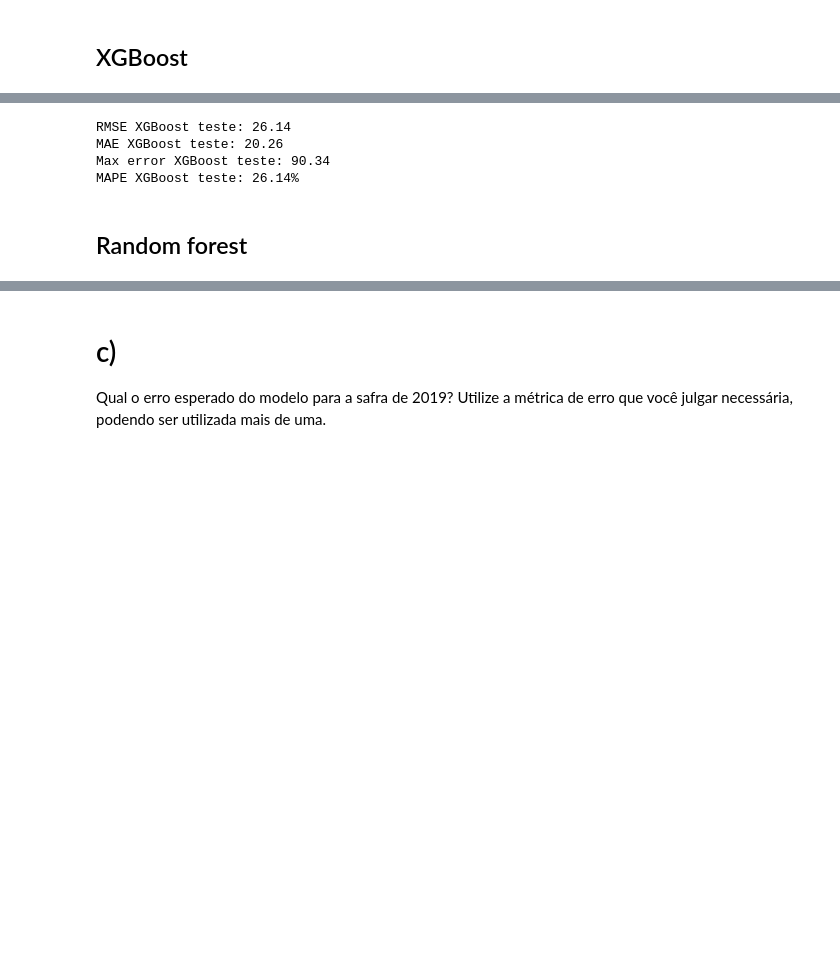
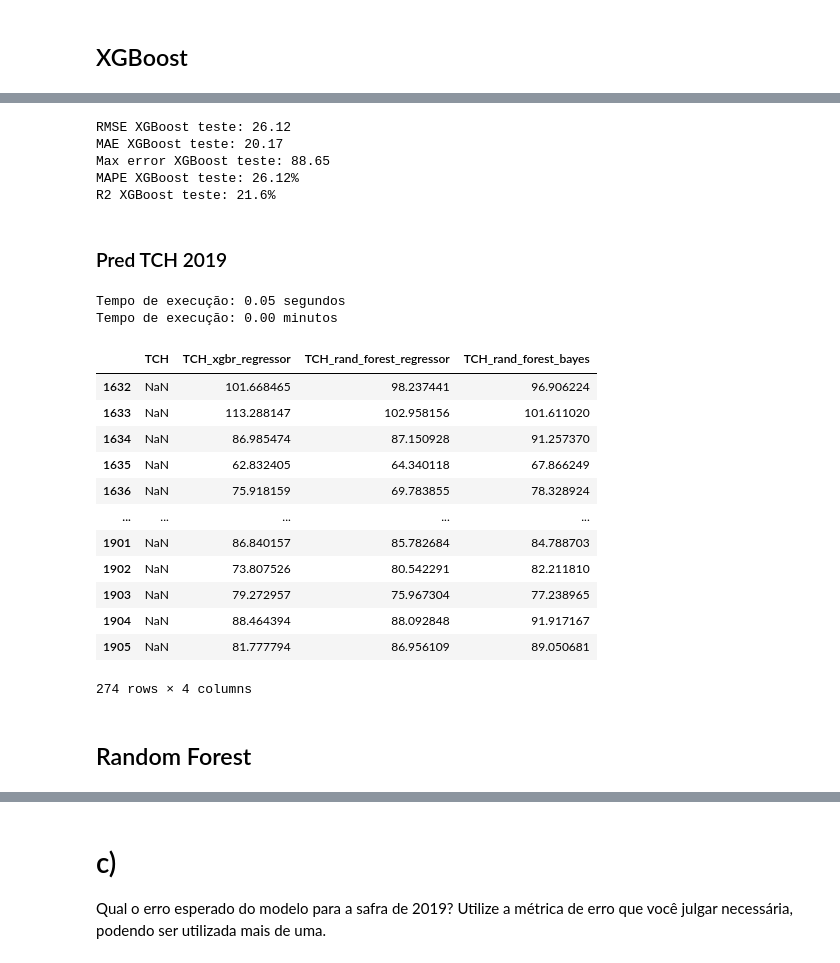
Before and after one commit to victorpecine/teste_ubirata, a Jupyter notebook: teste_ubirata.ipynb, the cells around one changed output, grey strips where cells are left out. Drawn from its saved outputs; the diff is of its cells as text; code cells hidden in the pictures; blank space fills up the shorter version.

```diff
--- a/teste_ubirata.ipynb
+++ b/teste_ubirata.ipynb
@@ -528,3 +596,10 @@ Shape of y_teste:  (490, 1)
 X_treino_scaled = scaler.fit_transform(X_treino)
 
 X_teste_scaled = scaler.transform(X_teste)
+# %%
+X_2019 = df_2019[features]
+
+y_2019 = df_2019[target]
+
+print('\nShape do X_2019: ', X_2019.shape)
+print('Shape do y_2019: ', y_2019.shape)
@@ -537,7 +633,7 @@ fit_transform calcula os valores de escala e os aplica, enquanto .transform apen
 # %% [markdown]
 ## XGBoost
 # %%
-t1 = time.perf_counter()
+t1_xgbr_teste = time.perf_counter()
 
 
 # Modelo XGBoost Regressor
@@ -557,7 +653,8 @@ xgbr_rand_search = RandomizedSearchCV(modelo_xgbr,
                                       cv=5,
                                       scoring='neg_mean_squared_error',
                                       error_score='raise',
-                                      verbose=3)
+                                      verbose=3,
+                                      random_state=seed)
 
 xgbr_rand_search.fit(X_treino_scaled, y_treino)
 
@@ -565,16 +662,18 @@ xgbr_rand_search.fit(X_treino_scaled, y_treino)
 # Define o modelo XGBRegressor com melhores parâmetros
 melhor_xgbr_regressor = xgbr_rand_search.best_estimator_
 
-modelo_xgbr_fit = melhor_xgbr_regressor.fit(X_treino_scaled,
-                                         y_treino,
-                                         verbose=False)
+melhor_xgbr_regressor.fit(X_treino_scaled,
+                          y_treino,
+                          verbose=False)
 
 pred_xgbr_teste = melhor_xgbr_regressor.predict(X_teste_scaled)
 
 pred_xgbr_teste = pd.Series(pred_xgbr_teste, index=y_teste.index)
 
-t2 = time.perf_counter()
-print(f'Tempo de execução: {t2-t1:.2f} segundos')
-print(f'Tempo de execução: {(t2-t1) / 60:.2f} minutos')
+
+t2_xgbr_teste = time.perf_counter()
+tempo_total_xgbr_teste = t2_xgbr_teste - t1_xgbr_teste
+print(f'Tempo de execução: {tempo_total_xgbr_teste:.2f} segundos')
+print(f'Tempo de execução: {(tempo_total_xgbr_teste) / 60:.2f} minutos')
 # %% [output]
 Fitting 5 folds for each of 5 candidates, totalling 25 fits
@@ -634,11 +733,49 @@ print(f'Max error XGBoost teste: {max_error_xgbr_teste}')
 mape_xgbr_teste = mean_absolute_percentage_error(y_teste, pred_xgbr_teste.values) * 100
 mape_xgbr_teste = round(mape_xgbr_teste, 2)
 print(f'MAPE XGBoost teste: {rmse_xgbr_teste}%')
+
+r2_score_xgbr_teste = r2_score(y_teste, pred_xgbr_teste.values) * 100
+r2_score_xgbr_teste = round(r2_score_xgbr_teste, 2)
+print(f'R2 XGBoost teste: {r2_score_xgbr_teste}%')
 # %% [output]
-RMSE XGBoost teste: 26.14
-MAE XGBoost teste: 20.26
-Max error XGBoost teste: 90.34
-MAPE XGBoost teste: 26.14%
+RMSE XGBoost teste: 26.12
+MAE XGBoost teste: 20.17
+Max error XGBoost teste: 88.65
+MAPE XGBoost teste: 26.12%
+R2 XGBoost teste: 21.6%
+# %% [markdown]
+### Pred TCH 2019
+# %%
+t1 = time.perf_counter()
+
+pred_tch_2019_xgbr_regressor = melhor_xgbr_regressor.predict(X_2019_scaled)
+
+pred_tch_2019_xgbr_regressor = pd.Series(pred_tch_2019_xgbr_regressor, index=y_2019.index)
+
+y_2019['TCH_xgbr_regressor'] = pred_tch_2019_xgbr_regressor
+
+t2 = time.perf_counter()
+print(f'Tempo de execução: {t2-t1:.2f} segundos')
+print(f'Tempo de execução: {(t2-t1) / 60:.2f} minutos')
+# %% [output]
+Tempo de execução: 0.05 segundos
+Tempo de execução: 0.00 minutos
+# %%
+y_2019
+# %% [output]
+|  | TCH | TCH_xgbr_regressor | TCH_rand_forest_regressor | TCH_rand_forest_bayes |
+| 1632 | NaN | 101.668465 | 98.237441 | 96.906224 |
+| 1633 | NaN | 113.288147 | 102.958156 | 101.611020 |
+| 1634 | NaN | 86.985474 | 87.150928 | 91.257370 |
+| 1635 | NaN | 62.832405 | 64.340118 | 67.866249 |
+| 1636 | NaN | 75.918159 | 69.783855 | 78.328924 |
+| ... | ... | ... | ... | ... |
+| 1901 | NaN | 86.840157 | 85.782684 | 84.788703 |
+| 1902 | NaN | 73.807526 | 80.542291 | 82.211810 |
+| 1903 | NaN | 79.272957 | 75.967304 | 77.238965 |
+| 1904 | NaN | 88.464394 | 88.092848 | 91.917167 |
+| 1905 | NaN | 81.777794 | 86.956109 | 89.050681 |
+274 rows × 4 columns
 # %% [markdown]
-## Random forest
+## Random Forest
 # %%
```
Also changed, not shown: parts of 99 cells of this notebook.
